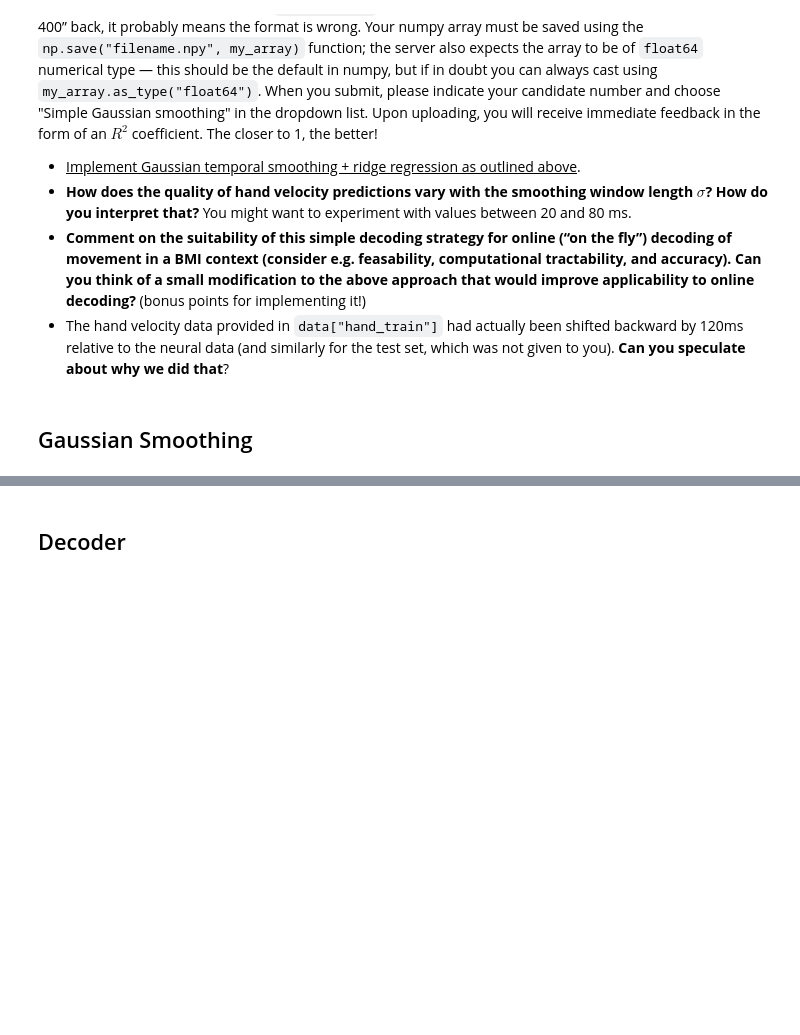
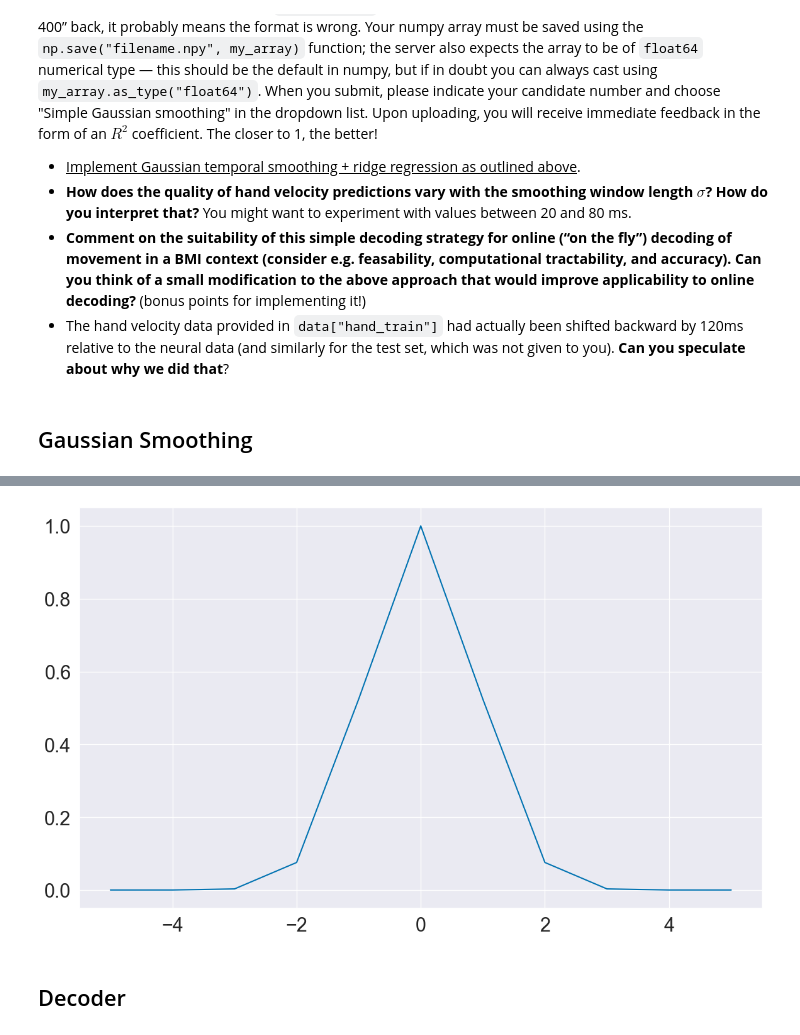
Before and after one commit to ofs416/Brain_Machine_Interfaces, a Jupyter notebook: Coursework_2/4G10-CW2-handout.ipynb, the cells around one changed output, grey strips where cells are left out. Drawn from its saved outputs; the diff is of its cells as text; code cells hidden in the pictures; blank space fills up the shorter version.

```diff
--- a/Coursework_2/4G10-CW2-handout.ipynb
+++ b/Coursework_2/4G10-CW2-handout.ipynb
@@ -86,3 +112,10 @@ def smoother(Neural_train, std):
+# %%
+plt.plot(np.linspace(-5,5,11), scipy.signal.windows.gaussian(11, 0.88))
+plt.savefig('Figures/gausskernel.png', format="png", dpi=800, bbox_inches="tight")
+plt.show()
+plt.close()
+# %% [output]
+[figure, added]
 # %% [markdown]
 ## Decoder
 # %%
```
Also changed, not shown: parts of 18 cells of this notebook, 12 other files.
